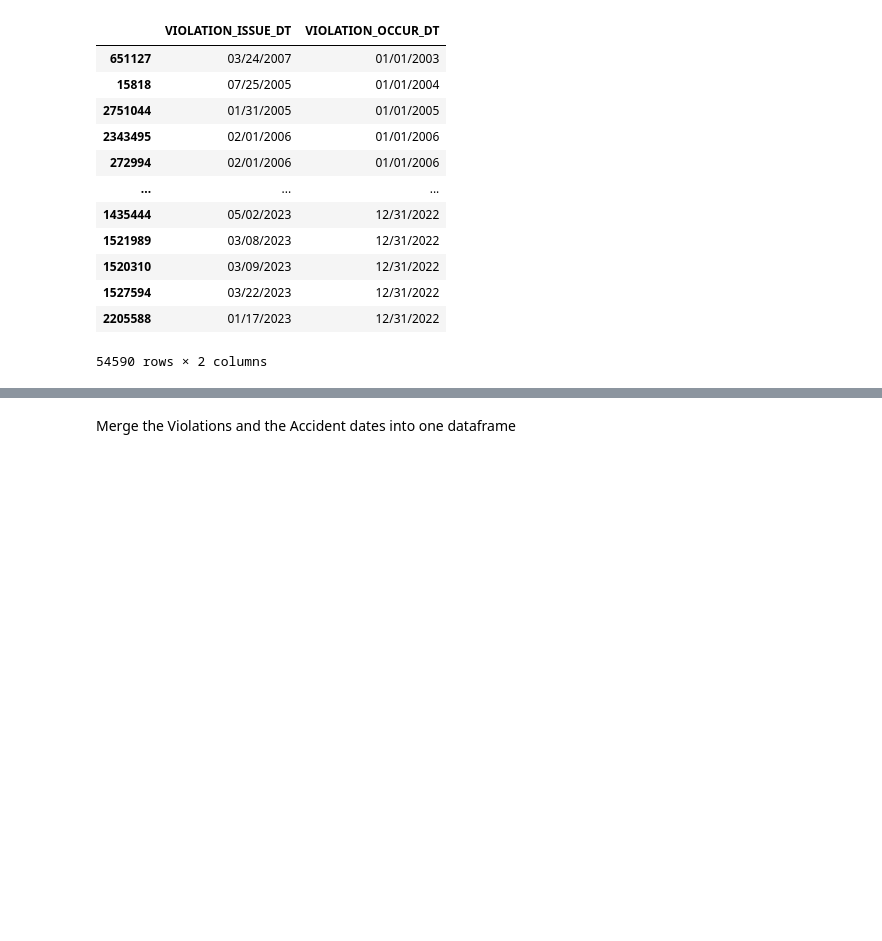
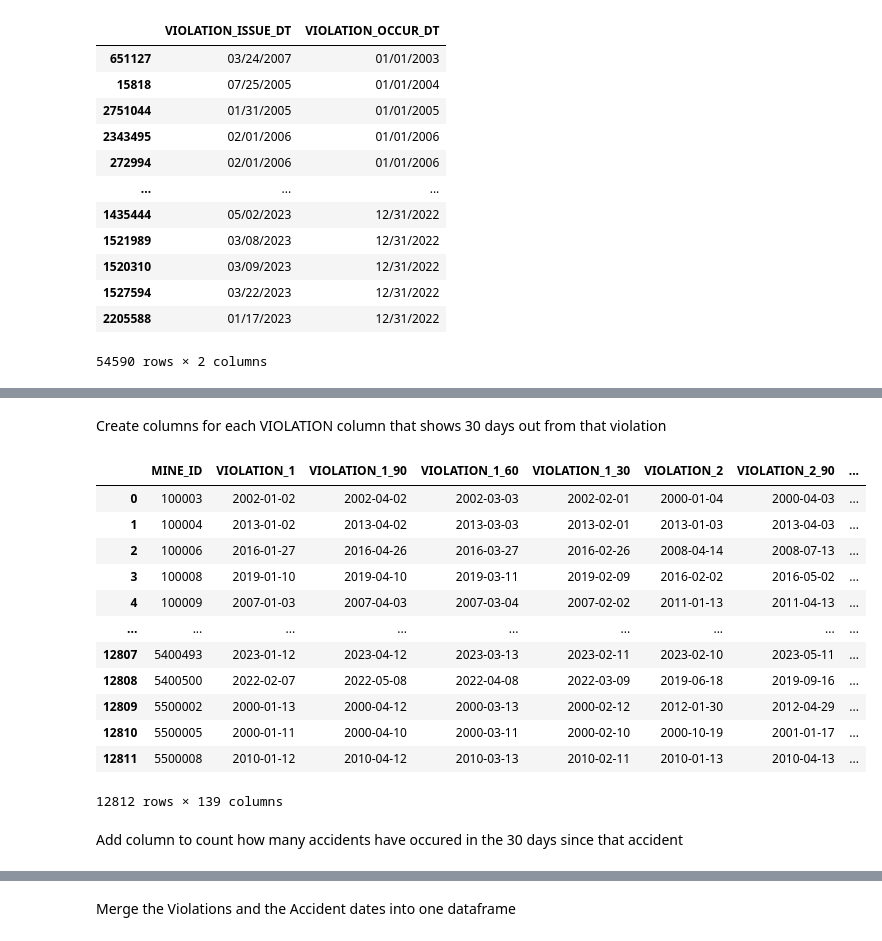
Before and after one commit to hdavis-sandiego/ADS-capstone, a Jupyter notebook: Capstone - Load and EDA.ipynb, the cells around one changed output, grey strips where cells are left out. Cells and saved outputs as stored; diff of their text form; code cells hidden in the pictures; blank space fills up the shorter version.

Commit message:
add the merging code from last week

```diff
--- a/Capstone - Load and EDA.ipynb
+++ b/Capstone - Load and EDA.ipynb
@@ -1921,0 +1924,9 @@ violations_per_mine = violations_per_mine.reset_index()
+# %%
+merged_df = pd.merge(violations_per_mine, accidents_per_mine, on = 'MINE_ID')
+# %%
+# Change date columns to date date types
+date_columns = [col for col in merged_df.columns if col != 'MINE_ID']
+merged_df[date_columns] = merged_df[date_columns].apply(pd.to_datetime)
+
+# Verify the result
+print(merged_df.dtypes)
@@ -1921,0 +1948,9 @@ violations_per_mine = violations_per_mine.reset_index()
+# %%
+# Calculate the percentage of NA values for each column
+na_percentages = merged_df.iloc[:, 1:].isnull().mean()
+
+# # Get the columns with less than or equal to 50% NA values
+columns_to_keep = na_percentages[na_percentages <= 0.30].index.tolist()
+
+# # Select the columns to keep in merged_df
+merged_df= merged_df[['MINE_ID'] + columns_to_keep]
@@ -1921,0 +1959,10 @@ violations_per_mine = violations_per_mine.reset_index()
+# %%
+# Find the last violation column
+last_violation_col = merged_df.filter(regex='VIOLATION').columns[-1]
+num_violation_cols = int(last_violation_col.split('_')[1])
+print('There are', num_violation_cols, 'violation columns')
+
+# Find the last accident column
+last_accident_col = merged_df.filter(regex='ACCIDENT').columns[-1]
+num_accident_cols = int(last_accident_col.split('_')[1])
+print('There are', num_accident_cols, 'accident columns')
@@ -1921,0 +1988,2 @@ violations_per_mine = violations_per_mine.reset_index()
+# %% [markdown]
+Create columns for each VIOLATION column that shows 30 days out from that violation
@@ -1921,0 +2035,18 @@ violations_per_mine = violations_per_mine.reset_index()
+# %%
+merged_df
+# %% [output]
+|  | MINE_ID | VIOLATION_1 | VIOLATION_1_90 | VIOLATION_1_60 | VIOLATION_1_30 | VIOLATION_2 | VIOLATION_2_90 | ... |
+| 0 | 100003 | 2002-01-02 | 2002-04-02 | 2002-03-03 | 2002-02-01 | 2000-01-04 | 2000-04-03 | ... |
+| 1 | 100004 | 2013-01-02 | 2013-04-02 | 2013-03-03 | 2013-02-01 | 2013-01-03 | 2013-04-03 | ... |
+| 2 | 100006 | 2016-01-27 | 2016-04-26 | 2016-03-27 | 2016-02-26 | 2008-04-14 | 2008-07-13 | ... |
+| 3 | 100008 | 2019-01-10 | 2019-04-10 | 2019-03-11 | 2019-02-09 | 2016-02-02 | 2016-05-02 | ... |
+| 4 | 100009 | 2007-01-03 | 2007-04-03 | 2007-03-04 | 2007-02-02 | 2011-01-13 | 2011-04-13 | ... |
+| ... | ... | ... | ... | ... | ... | ... | ... | ... |
+| 12807 | 5400493 | 2023-01-12 | 2023-04-12 | 2023-03-13 | 2023-02-11 | 2023-02-10 | 2023-05-11 | ... |
+| 12808 | 5400500 | 2022-02-07 | 2022-05-08 | 2022-04-08 | 2022-03-09 | 2019-06-18 | 2019-09-16 | ... |
+| 12809 | 5500002 | 2000-01-13 | 2000-04-12 | 2000-03-13 | 2000-02-12 | 2012-01-30 | 2012-04-29 | ... |
+| 12810 | 5500005 | 2000-01-11 | 2000-04-10 | 2000-03-11 | 2000-02-10 | 2000-10-19 | 2001-01-17 | ... |
+| 12811 | 5500008 | 2010-01-12 | 2010-04-12 | 2010-03-13 | 2010-02-11 | 2010-01-13 | 2010-04-13 | ... |
+12812 rows × 139 columns
+# %% [markdown]
+Add column to count how many accidents have occured in the 30 days since that accident
```
Also changed, not shown: parts of 12 cells of this notebook.
